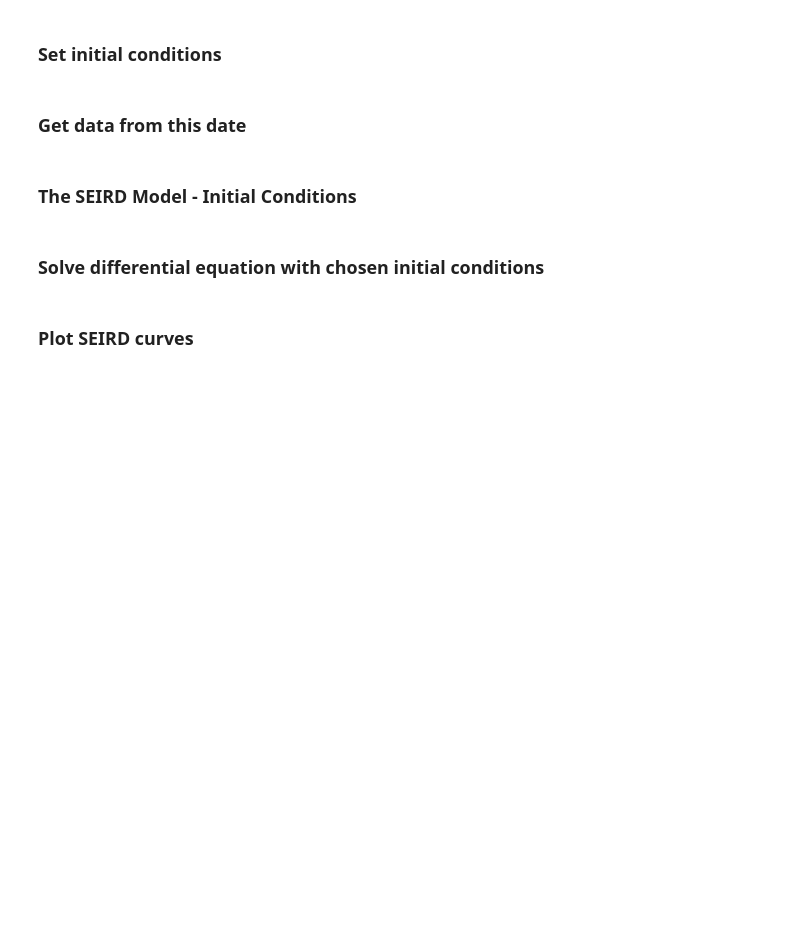
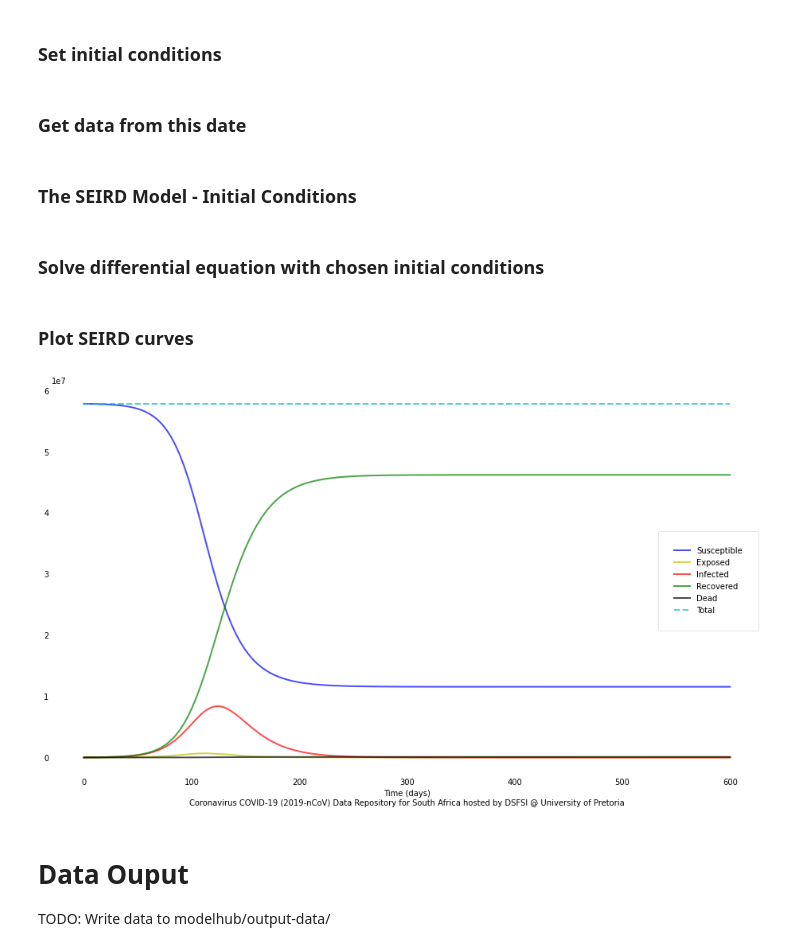
Before and after one commit to dsfsi/covid19za, a Jupyter notebook: modelhub/notebooks/model_template.ipynb, the cells around one changed output. Drawn from its saved outputs; the diff is of its cells as text; code cells hidden in the pictures; blank space fills up the shorter version.

Commit message:
Updated modelhub template ipynb'

```diff
--- a/modelhub/notebooks/model_template.ipynb
+++ b/modelhub/notebooks/model_template.ipynb
@@ -92,9 +123,9 @@ incubation_period =  1 # number of days an exposed individual becomes infectiou
 ### Get data from this date
 # %%
 date = "2020-05-20"
-no_infections = df_za_infections.loc[date]
-no_deaths = df_za_deaths.loc[date]
-no_recoveries = df_za_recoveries.loc[date]
+no_infections = df_za_infections.loc[date].values
+no_deaths = df_za_deaths.loc[date].values
+no_recoveries = df_za_recoveries.loc[date].values
 # %% [markdown]
 ### The SEIRD Model - Initial Conditions
 # %%
@@ -116,19 +147,24 @@ S, E, I, R, D = ret.T
 # %% [markdown]
 ### Plot SEIRD curves
 # %%
-f, ax = plt.subplots(1,1,figsize=(10,4))
+f, ax = plt.subplots(1,1,figsize=(16,9))
 ax.plot(t, S, 'b', alpha=0.7, linewidth=2, label='Susceptible')
-#ax.plot(t, E, 'y', alpha=0.7, linewidth=2, label='Exposed')
+ax.plot(t, E, 'y', alpha=0.7, linewidth=2, label='Exposed')
 ax.plot(t, I, 'r', alpha=0.7, linewidth=2, label='Infected')
 ax.plot(t, R, 'g', alpha=0.7, linewidth=2, label='Recovered')
 ax.plot(t, D, 'k', alpha=0.7, linewidth=2, label='Dead')
 ax.plot(t, S+E+I+R+D, 'c--', alpha=0.7, linewidth=2, label='Total')
-ax.set_xlabel('Time (days)')
+ax.set_xlabel('Time (days)\nCoronavirus COVID-19 (2019-nCoV) Data Repository for South Africa hosted by DSFSI @ University of Pretoria')
 ax.yaxis.set_tick_params(length=0)
 ax.xaxis.set_tick_params(length=0)
 ax.grid(b=True, which='major', c='w', lw=2, ls='-')
 legend = ax.legend(borderpad=2.0)
 legend.get_frame().set_alpha(0.5)
 for spine in ('top', 'right', 'bottom', 'left'):
     ax.spines[spine].set_visible(False)
-plt.show();
+# %% [output]
+[figure, added]
+# %% [markdown]
+# Data Ouput
+
+TODO: Write data to modelhub/output-data/
```
Also changed, not shown: parts of 4 cells of this notebook.
